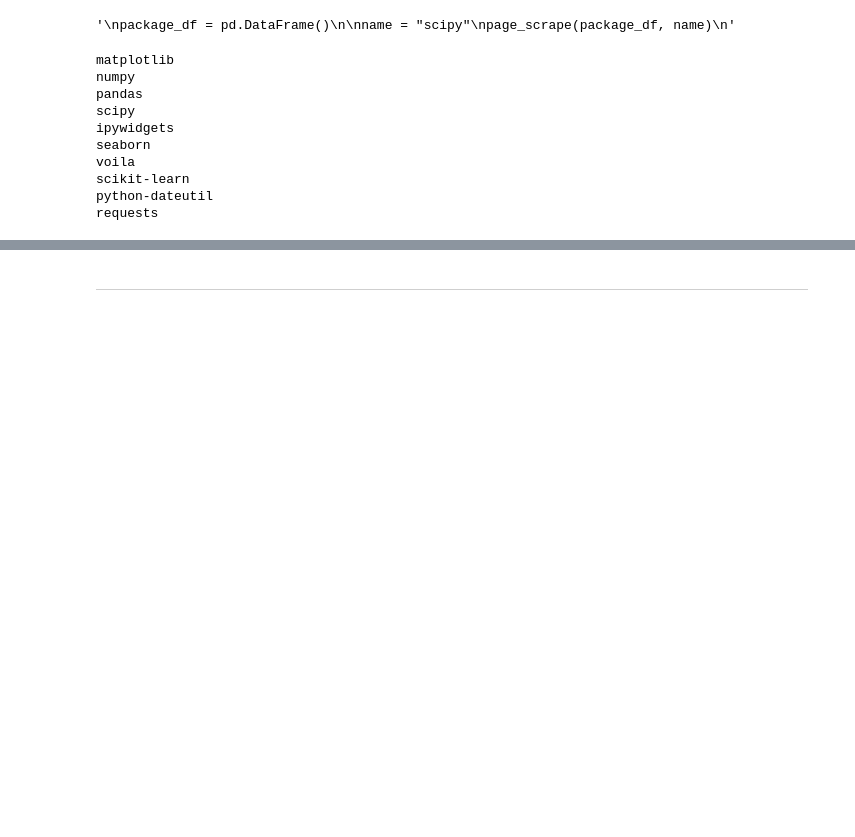
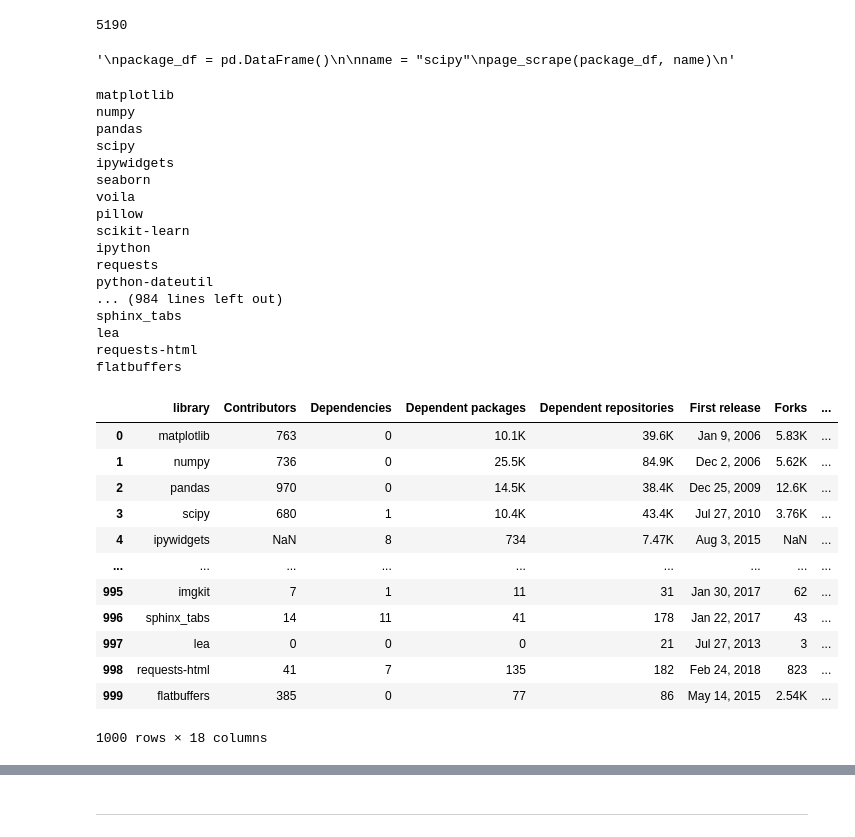
Before and after one commit to kevingao26/Binder-Logs, a Jupyter notebook: 3. Scraping package sites (libraries.io, PYPI)/pypi_scraper.ipynb, the cells around one changed output, grey strips where cells are left out. Saved outputs shown, nothing was run; the diff lists cells and outputs as text; code cells hidden in the pictures; blank space fills up the shorter version.

```diff
--- a/3. Scraping package sites (libraries.io, PYPI)/pypi_scraper.ipynb
+++ b/3. Scraping package sites (libraries.io, PYPI)/pypi_scraper.ipynb
@@ -80,3 +63,7 @@ print(dep_list[0:10])
+# %%
+len(dep_list)
+# %% [output]
+5190
 # %%
 options = webdriver.ChromeOptions()
 options.add_argument('--ignore-certificate-errors')
@@ -172,7 +168,7 @@ page_scrape(package_df, name)
 '\npackage_df = pd.DataFrame()\n\nname = "scipy"\npage_scrape(package_df, name)\n'
 # %%
 start = 0
-end = 10
+end = 1000
 
 
 package_df = pd.DataFrame(columns=["library"])
@@ -187,8 +183,31 @@ scipy
 ipywidgets
 seaborn
 voila
+pillow
 scikit-learn
+ipython
+requests
 python-dateutil
-requests
+... (984 lines left out)
+sphinx_tabs
+lea
+requests-html
+flatbuffers
 # %%
 df = package_df.copy(deep=True)
+# %%
+df
+# %% [output]
+|  | library | Contributors | Dependencies | Dependent packages | Dependent repositories | First release | Forks | ... |
+| 0 | matplotlib | 763 | 0 | 10.1K | 39.6K | Jan 9, 2006 | 5.83K | ... |
+| 1 | numpy | 736 | 0 | 25.5K | 84.9K | Dec 2, 2006 | 5.62K | ... |
+| 2 | pandas | 970 | 0 | 14.5K | 38.4K | Dec 25, 2009 | 12.6K | ... |
+| 3 | scipy | 680 | 1 | 10.4K | 43.4K | Jul 27, 2010 | 3.76K | ... |
+| 4 | ipywidgets | NaN | 8 | 734 | 7.47K | Aug 3, 2015 | NaN | ... |
+| ... | ... | ... | ... | ... | ... | ... | ... | ... |
+| 995 | imgkit | 7 | 1 | 11 | 31 | Jan 30, 2017 | 62 | ... |
+| 996 | sphinx_tabs | 14 | 11 | 41 | 178 | Jan 22, 2017 | 43 | ... |
+| 997 | lea | 0 | 0 | 0 | 21 | Jul 27, 2013 | 3 | ... |
+| 998 | requests-html | 41 | 7 | 135 | 182 | Feb 24, 2018 | 823 | ... |
+| 999 | flatbuffers | 385 | 0 | 77 | 86 | May 14, 2015 | 2.54K | ... |
+1000 rows × 18 columns
```
Also changed, not shown: parts of 12 cells of this notebook, 1 other file.
